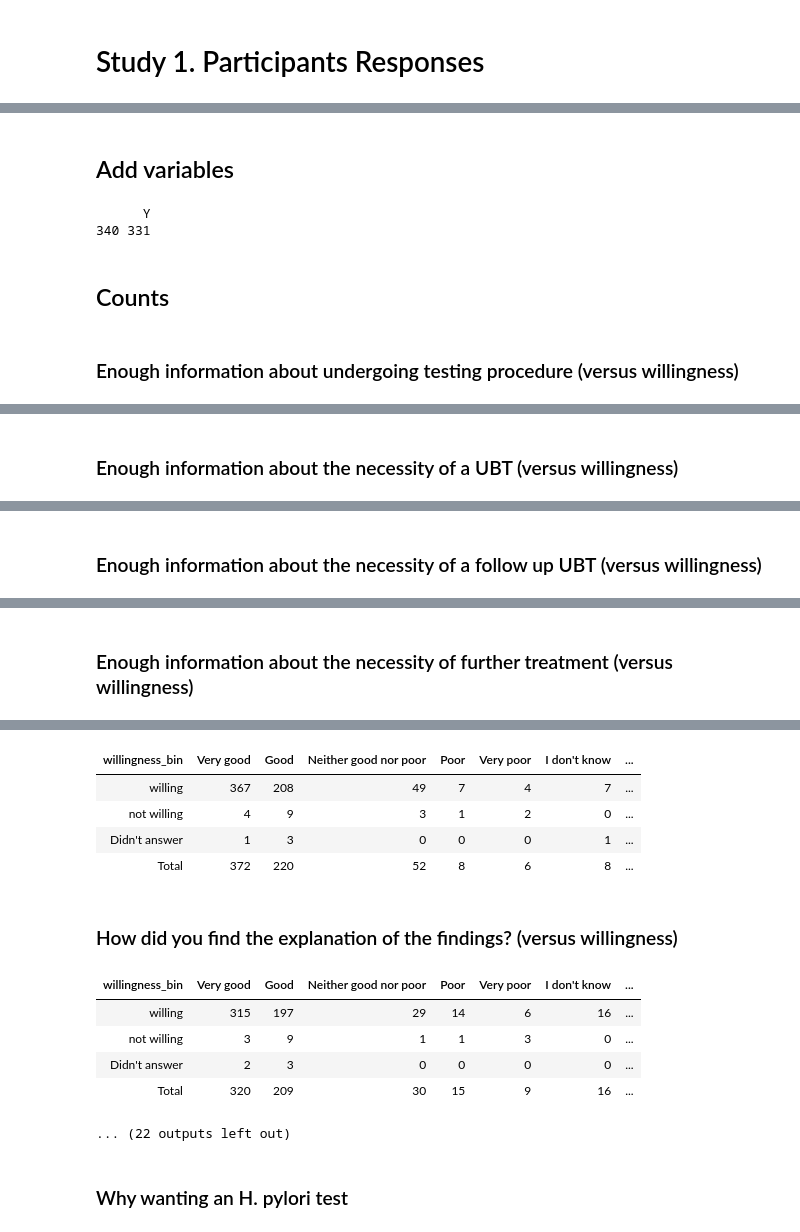
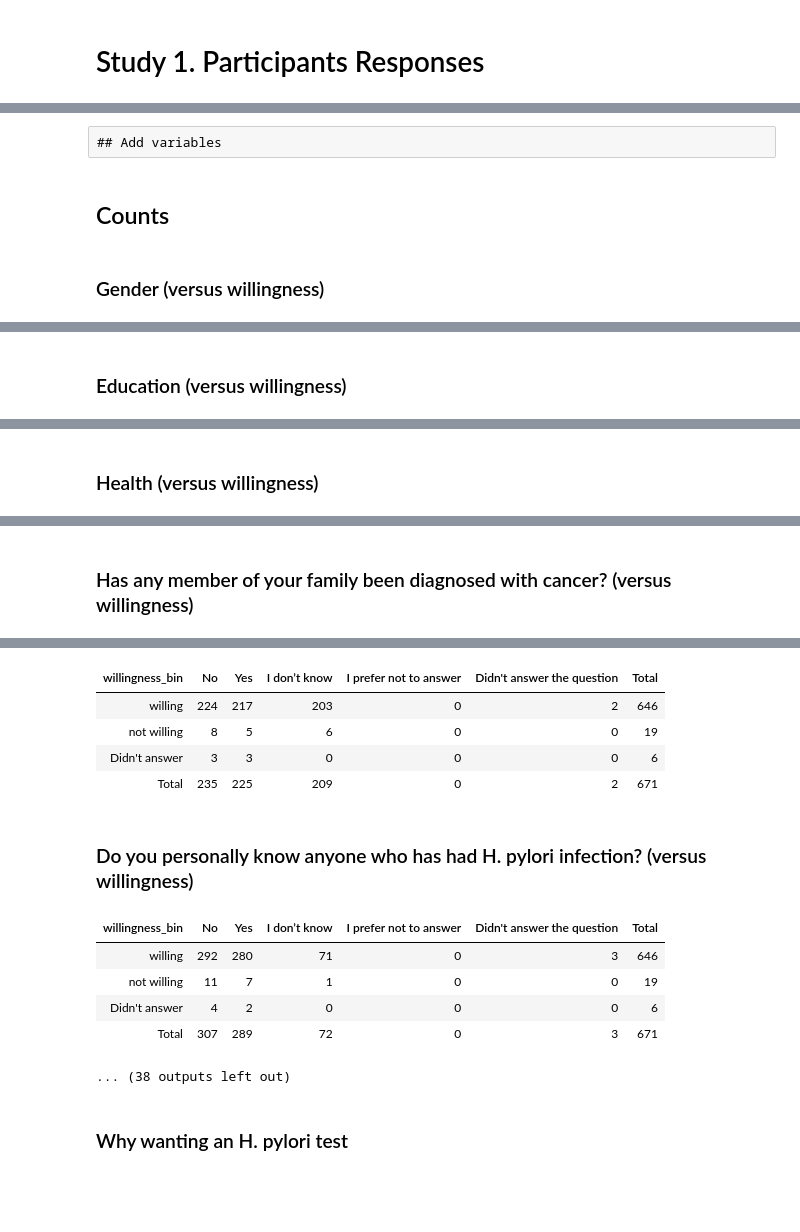
Before and after one commit to omesalles/togas, a Jupyter notebook: scripts/descriptive-participants-answers.ipynb, the cells around one changed output, grey strips where cells are left out. Cells and saved outputs as stored; diff of their text form; code cells hidden in the pictures; blank space fills up the shorter version.

```diff
--- a/scripts/descriptive-participants-answers.ipynb
+++ b/scripts/descriptive-participants-answers.ipynb
@@ -12,10 +12,5 @@ df1 = haven::read_sav("../data/Pilot1.sav") |> add_participation() |> dplyr::fil
-# %% [markdown]
-## Add variables
-# %%
-summary(as.factor(df1$G04Q16_SQ005))
-# %% [output]
-      Y
-340 331
+# %% [raw]
+## Add variables
 # %%
 df1 = df1 |> add_willingness(1) |>
             add_gender() |> add_education() |> add_health() |>
@@ -32,7 +27,15 @@ df1 = df1 |> add_willingness(1) |>
 # %% [markdown]
 ## Counts
 # %%
-categorical_fields = c("Enough information about undergoing testing procedure"="info_testing_procedure",
+categorical_fields = c("Gender"="gender",
+                       "Education"="education",
+                       "Health"="health",
+                       "Has any member of your family been diagnosed with cancer?"="family_history",
+                       "Do you know any of the risk factors and warning symptoms of stomach cancer?"="awareness_GC",
+                       "Do you personally know anyone who has had H. pylori infection?"="knowing",
+                       "Are you aware of the possible consequences of H. pylori infection?"="awareness_pilory",
+                       "Have you ever been tested for H. pylori before participating in this study?"="prior_pilory",
+                       "Enough information about undergoing testing procedure"="info_testing_procedure",
                        "Enough information about the necessity of a UBT"="info_urea_test",
                        "Enough information about the necessity of a follow up UBT"="info_followup",
                        "Enough information about the necessity of further treatment"="info_further_treatment",
@@ -69,4 +72,4 @@ for (heading in names(categorical_fields)) {
   )
 }
 # %% [output]
-### Enough information about undergoing testing procedure  (versus willingness)
+### Gender  (versus willingness)
@@ -78 +81 @@ for (heading in names(categorical_fields)) {
-### Enough information about the necessity of a UBT  (versus willingness)
+### Education  (versus willingness)
@@ -84 +87 @@ for (heading in names(categorical_fields)) {
-### Enough information about the necessity of a follow up UBT  (versus willingness)
+### Health  (versus willingness)
@@ -90 +93 @@ for (heading in names(categorical_fields)) {
-### Enough information about the necessity of further treatment  (versus willingness)
+### Has any member of your family been diagnosed with cancer?  (versus willingness)
@@ -97,15 +100,15 @@ for (heading in names(categorical_fields)) {
-| willingness_bin | Very good | Good | Neither good nor poor | Poor | Very poor | I don't know | ... |
-| willing | 367 | 208 | 49 | 7 | 4 | 7 | ... |
-| not willing | 4 | 9 | 3 | 1 | 2 | 0 | ... |
-| Didn't answer | 1 | 3 | 0 | 0 | 0 | 1 | ... |
-| Total | 372 | 220 | 52 | 8 | 6 | 8 | ... |
+| willingness_bin | No | Yes | I don’t know | I prefer not to answer | Didn't answer the question | Total |
+| willing | 224 | 217 | 203 | 0 | 2 | 646 |
+| not willing | 8 | 5 | 6 | 0 | 0 | 19 |
+| Didn't answer | 3 | 3 | 0 | 0 | 0 | 6 |
+| Total | 235 | 225 | 209 | 0 | 2 | 671 |
-### How did you find the explanation of the findings?  (versus willingness)
+### Do you personally know anyone who has had H. pylori infection?  (versus willingness)
-| willingness_bin | Very good | Good | Neither good nor poor | Poor | Very poor | I don't know | ... |
-| willing | 315 | 197 | 29 | 14 | 6 | 16 | ... |
-| not willing | 3 | 9 | 1 | 1 | 3 | 0 | ... |
-| Didn't answer | 2 | 3 | 0 | 0 | 0 | 0 | ... |
-| Total | 320 | 209 | 30 | 15 | 9 | 16 | ... |
+| willingness_bin | No | Yes | I don’t know | I prefer not to answer | Didn't answer the question | Total |
+| willing | 292 | 280 | 71 | 0 | 3 | 646 |
+| not willing | 11 | 7 | 1 | 0 | 0 | 19 |
+| Didn't answer | 4 | 2 | 0 | 0 | 0 | 6 |
+| Total | 307 | 289 | 72 | 0 | 3 | 671 |
-... (22 outputs left out)
+... (38 outputs left out)
 # %%
 # Source column names
 variables <- c("G04Q16_SQ001", "G04Q16_SQ002",
```
Also changed, not shown: parts of 5 cells of this notebook.
